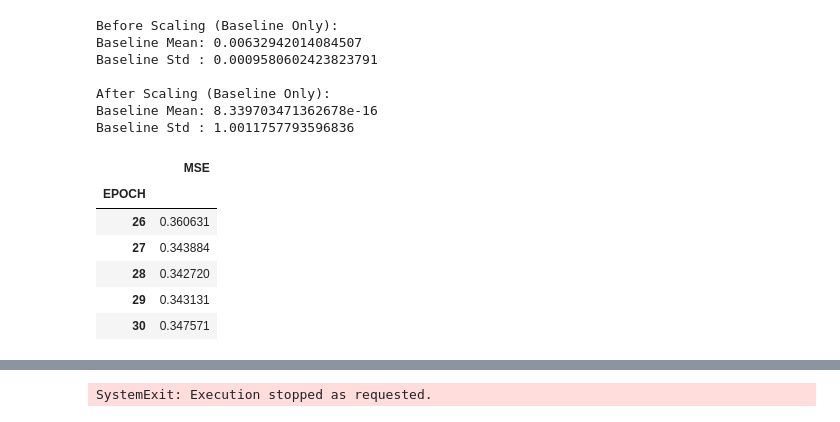
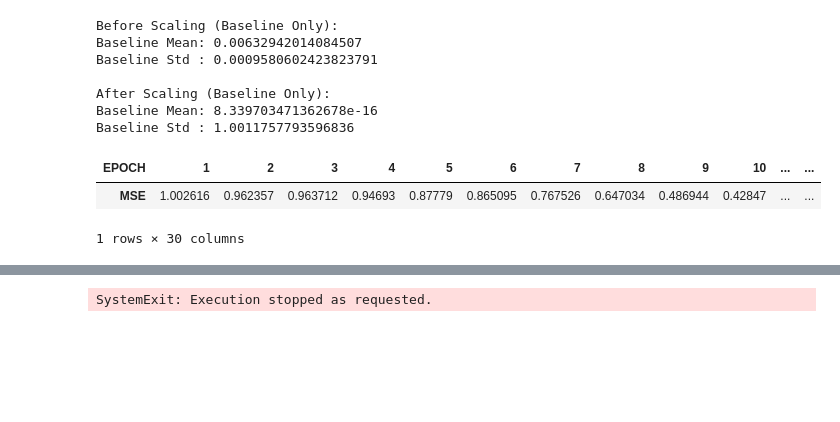
Before and after one commit to thisishasan/data_mining_and_machine_learning, a Jupyter notebook: data_mining_machine_learning.ipynb, the cells around one changed output, grey strips where cells are left out. Saved outputs shown, nothing was run; the diff lists cells and outputs as text; code cells hidden in the pictures; blank space fills up the shorter version.

```diff
--- a/data_mining_machine_learning.ipynb
+++ b/data_mining_machine_learning.ipynb
@@ -1383,7 +1355,7 @@ results = detect_structural_breaks(
     learning_rate=0.001,
     smoothing_window=30,
     z_threshold=3.0,
-    min_consecutive_days=7,
+    min_consecutive_days=30,
     seed=42,
 )
 # %% [output]
@@ -1395,15 +1367,11 @@ After Scaling (Baseline Only):
 Baseline Mean: 8.339703471362678e-16
 Baseline Std : 1.0011757793596836
 # %%
-display(results['epoch_mse_df'].set_index('EPOCH').tail())
+display(results['epoch_mse_df'].set_index('EPOCH').T)
 # %% [output]
-|  | MSE |
-| EPOCH |  |
-| 26 | 0.360631 |
-| 27 | 0.343884 |
-| 28 | 0.342720 |
-| 29 | 0.343131 |
-| 30 | 0.347571 |
+| EPOCH | 1 | 2 | 3 | 4 | 5 | 6 | 7 | 8 | 9 | 10 | ... | ... |
+| MSE | 1.002616 | 0.962357 | 0.963712 | 0.94693 | 0.87779 | 0.865095 | 0.767526 | 0.647034 | 0.486944 | 0.42847 | ... | ... |
+1 rows × 30 columns
 # %%
 print("Detected break dates:")
 display(results["break_dates"])
```
Also changed, not shown: parts of 11 cells of this notebook.
